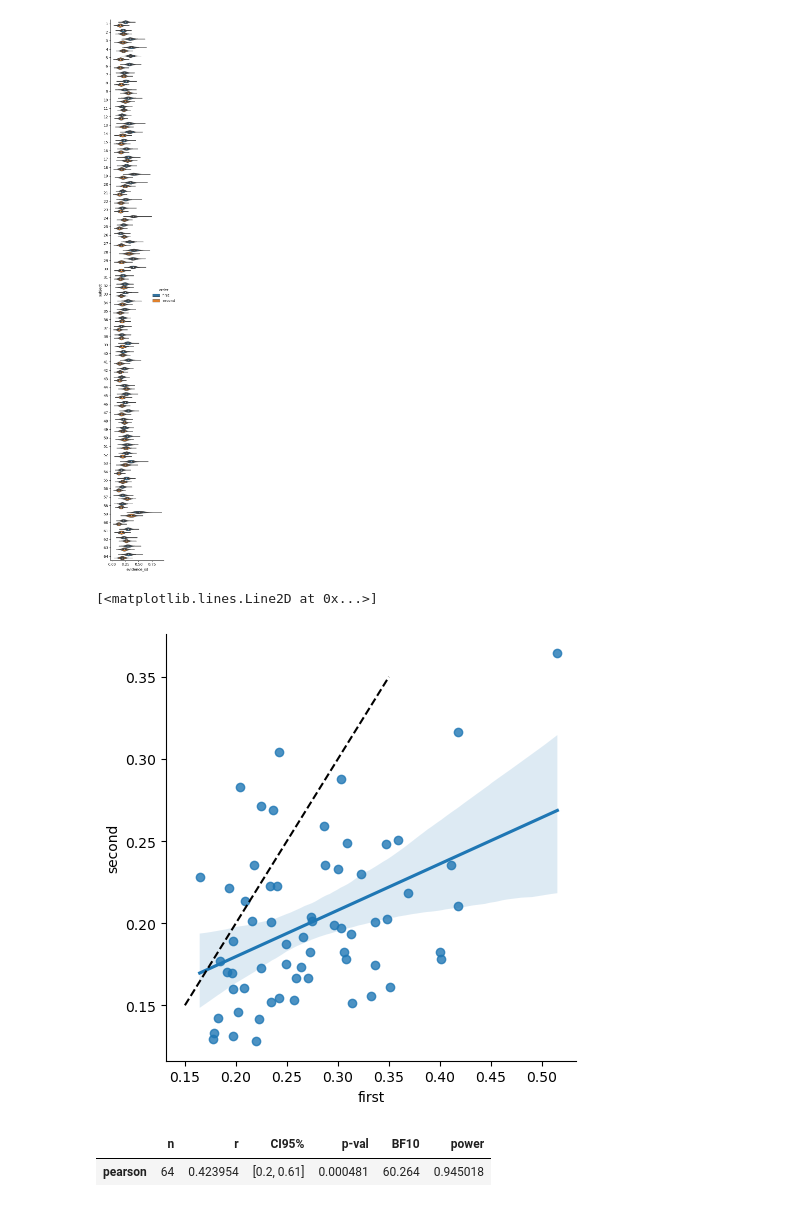
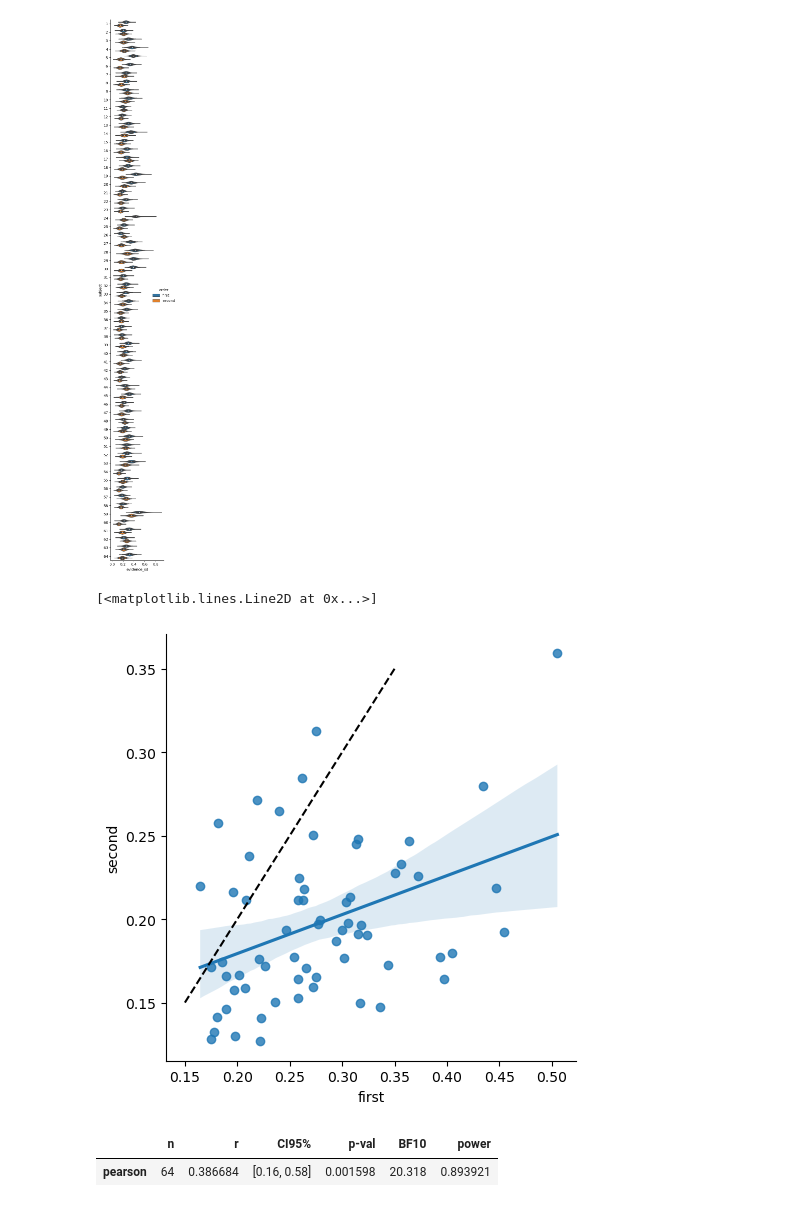
Before and after one commit to ruffgroup/bauer, a Jupyter notebook: notebooks/analyze_garcia2022.ipynb, the cells around one changed output. Saved outputs shown, nothing was run; the diff lists cells and outputs as text; code cells hidden in the pictures.

```diff
--- a/notebooks/analyze_garcia2022.ipynb
+++ b/notebooks/analyze_garcia2022.ipynb
@@ -61,11 +97,18 @@ fac.fig.set_size_inches(3., 20)
 # %%
-evidence_sd = trace.posterior['evidence_sd'].to_dataframe()
+evidence_sd1 = trace.posterior['n1_evidence_sd'].to_dataframe()
+evidence_sd2 = trace.posterior['n2_evidence_sd'].to_dataframe()
 
+# evidence_sd = evidence_sd1.join(evidence_sd2)
+evidence_sd = pd.concat((evidence_sd1['n1_evidence_sd'], evidence_sd2['n2_evidence_sd']),
+keys=['first', 'second'], names=['order'], axis=0).to_frame('evidence_sd')
+
+index_names = evidence_sd.index.names
 evidence_sd.reset_index(inplace=True)
 evidence_sd['subject'] = pd.Categorical(evidence_sd['subject'])
+evidence_sd.set_index(keys=index_names, inplace=True)
 
-fac = sns.catplot(x='evidence_sd', hue='order', y='subject', data=evidence_sd, kind='violin')
+fac = sns.catplot(x='evidence_sd', hue='order', y='subject', data=evidence_sd.reset_index(), kind='violin')
 
 fac.fig.set_size_inches(3., 25.)
 # %% [output]
-[figure, old version]
+[figure, new version]
@@ -74,16 +115,16 @@ import matplotlib.pyplot as plt
 # %%
-evidence_sd = trace.posterior['evidence_sd'].to_dataframe()
+# evidence_sd = trace.posterior['evidence_sd'].to_dataframe()
 sns.lmplot(x='first', y='second', data=evidence_sd.unstack('order')['evidence_sd'].groupby(['subject']).mean())
 plt.plot([.15, .35], [.15, .35], c='k', ls='--')
 # %% [output]
 [<matplotlib.lines.Line2D at 0x...>]
-[figure, old version]
+[figure, new version]
 # %%
 import pingouin
 pingouin.corr(*evidence_sd.unstack('order')['evidence_sd'].groupby(['subject']).mean().values.T)
 # %% [output]
 |  | n | r | CI95% | p-val | BF10 | power |
-| pearson | 64 | 0.423954 | [0.2, 0.61] | 0.000481 | 60.264 | 0.945018 |
+| pearson | 64 | 0.386684 | [0.16, 0.58] | 0.001598 | 20.318 | 0.893921 |
 # %%
 tmp = evidence_sd.unstack('order').droplevel(0, 1)
 
```
Also changed, not shown: parts of 12 cells of this notebook, 8 other files.
